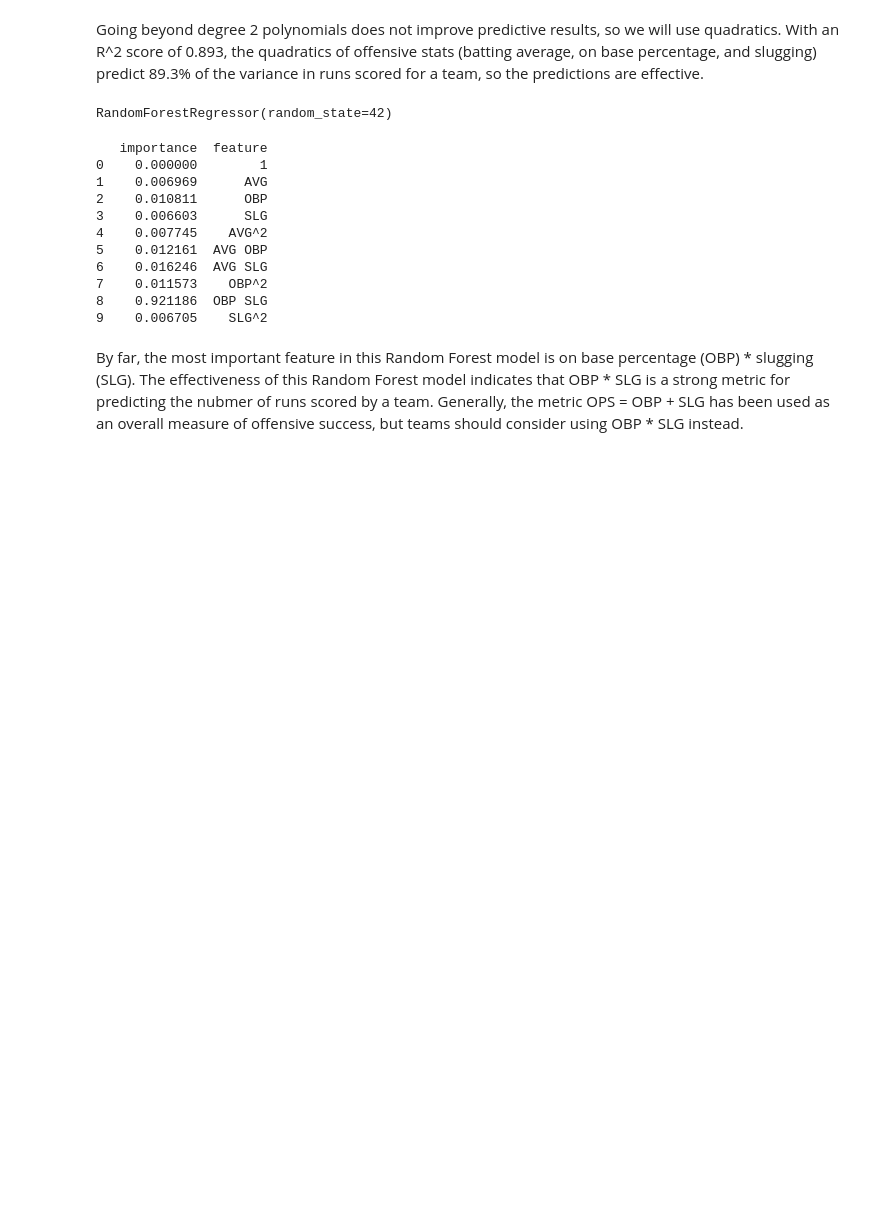
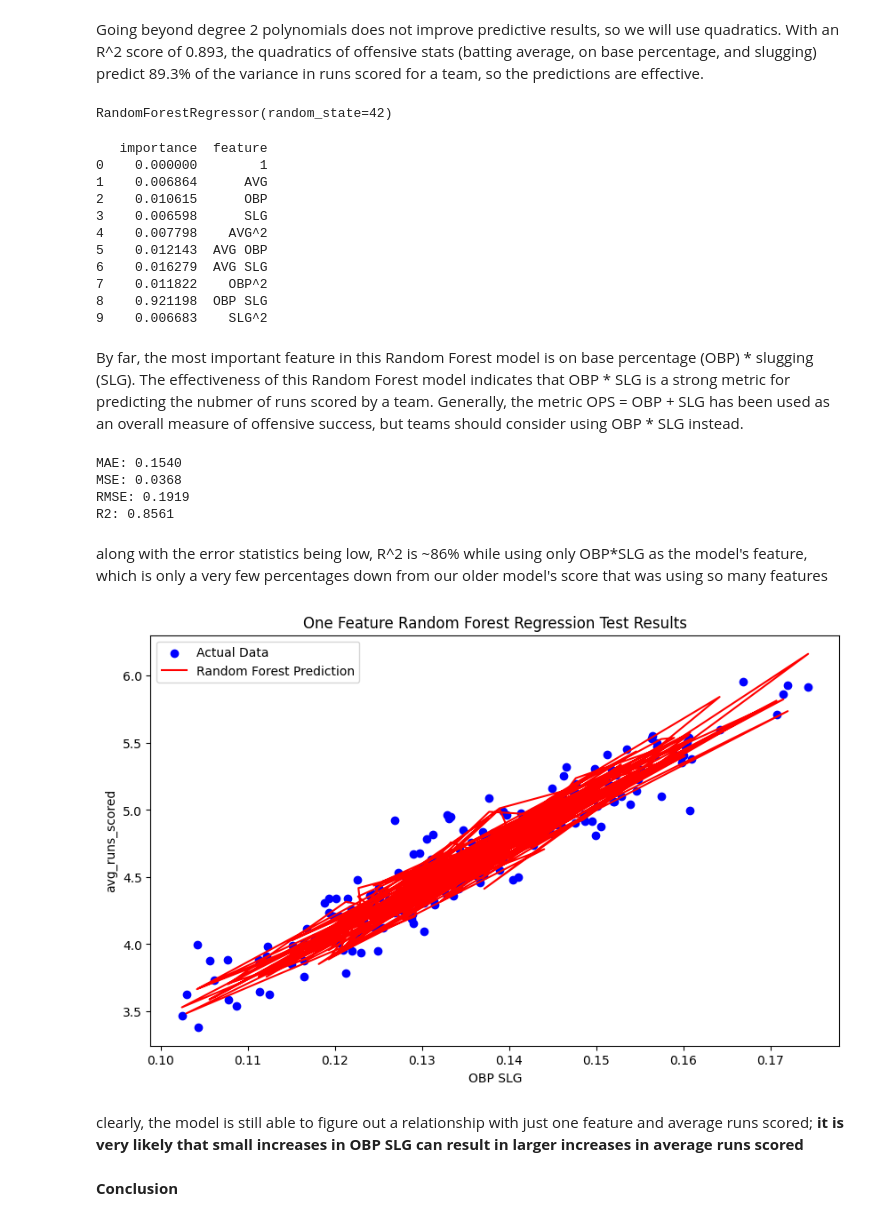
Before and after one commit to Charipi/CMSC320_Final, a Jupyter notebook: main.ipynb, the cells around one changed output. Saved outputs shown, nothing was run; the diff lists cells and outputs as text; code cells hidden in the pictures; blank space fills up the shorter version.

```diff
--- a/main.ipynb
+++ b/main.ipynb
@@ -393,9 +397,11 @@ Score using degree 4 polynomial: 0.890
 # %% [markdown]
 Going beyond degree 2 polynomials does not improve predictive results, so we will use quadratics. With an R^2 score of 0.893, the quadratics of offensive stats (batting average, on base percentage, and slugging) predict 89.3% of the variance in runs scored for a team, so the predictions are effective.
+# %%
+POLY_DEG=2
 # %%
 # Running the quadratic model again
 X_train, X_test, y_train, y_test = train_test_split(X, y, random_state=RANDOM_STATE)
-poly = PolynomialFeatures(degree=2)
+poly = PolynomialFeatures(degree=POLY_DEG)
 X_train_poly = poly.fit_transform(X_train)
 X_test_poly = poly.transform(X_test)
 features = poly.get_feature_names_out(columns)
@@ -413,14 +419,14 @@ print(feature_importance_df)
 # %% [output]
    importance  feature
 0    0.000000        1
-1    0.006969      AVG
-2    0.010811      OBP
-3    0.006603      SLG
-4    0.007745    AVG^2
-5    0.012161  AVG OBP
-6    0.016246  AVG SLG
-7    0.011573    OBP^2
-8    0.921186  OBP SLG
-9    0.006705    SLG^2
+1    0.006864      AVG
+2    0.010615      OBP
+3    0.006598      SLG
+4    0.007798    AVG^2
+5    0.012143  AVG OBP
+6    0.016279  AVG SLG
+7    0.011822    OBP^2
+8    0.921198  OBP SLG
+9    0.006683    SLG^2
 # %% [markdown]
 By far, the most important feature in this Random Forest model is on base percentage (OBP) * slugging (SLG). The effectiveness of this Random Forest model indicates that OBP * SLG is a strong metric for predicting the nubmer of runs scored by a team. Generally, the metric OPS = OBP + SLG has been used as an overall measure of offensive success, but teams should consider using OBP * SLG instead.
@@ -426,0 +435,41 @@ By far, the most important feature in this Random Forest model is on base percen
+# %%
+feats=SelectFromModel(regr, threshold=0.89).fit(X_train_poly, y_train)
+indcs=feats.get_support()
+newX = X_train_poly.iloc[:,indcs]
+
+new_regr = RandomForestRegressor(random_state=RANDOM_STATE)
+new_regr.fit(newX, y_train)
+newX_test = X_test_poly.iloc[:,indcs]
+new_y_pred = new_regr.predict(newX_test)
+
+mae = mean_absolute_error(y_test, new_y_pred)
+mse = mean_squared_error(y_test, new_y_pred)
+rmse = mse**0.5
+r2 = r2_score(y_test, new_y_pred)
+
+print(f"MAE: {mae:.4f}")
+print(f"MSE: {mse:.4f}")
+print(f"RMSE: {rmse:.4f}")
+print(f"R2: {r2:.4f}")
+# %% [output]
+MAE: 0.1540
+MSE: 0.0368
+RMSE: 0.1919
+R2: 0.8561
+# %% [markdown]
+along with the error statistics being low, R^2 is ~86% while using only OBP*SLG as the model's feature, which is only a very few percentages down from our older model's score that was using so many features
+# %%
+plt.figure(figsize=(10, 6))
+plt.scatter(newX_test, y_test, color='blue', label='Actual Data')
+plt.plot(newX_test, new_y_pred, color='red', label='Random Forest Prediction')
+plt.xlabel('OBP SLG')
+plt.ylabel('avg_runs_scored')
+plt.title('One Feature Random Forest Regression Test Results')
+plt.legend()
+plt.show()
+# %% [output]
+[figure, added]
+# %% [markdown]
+clearly, the model is still able to figure out a relationship with just one feature and average runs scored; <strong>it is very likely that small increases in OBP SLG can result in larger increases in average runs scored</strong>
+# %% [markdown]
+**Conclusion**
```
Also changed, not shown: parts of 5 cells of this notebook.
